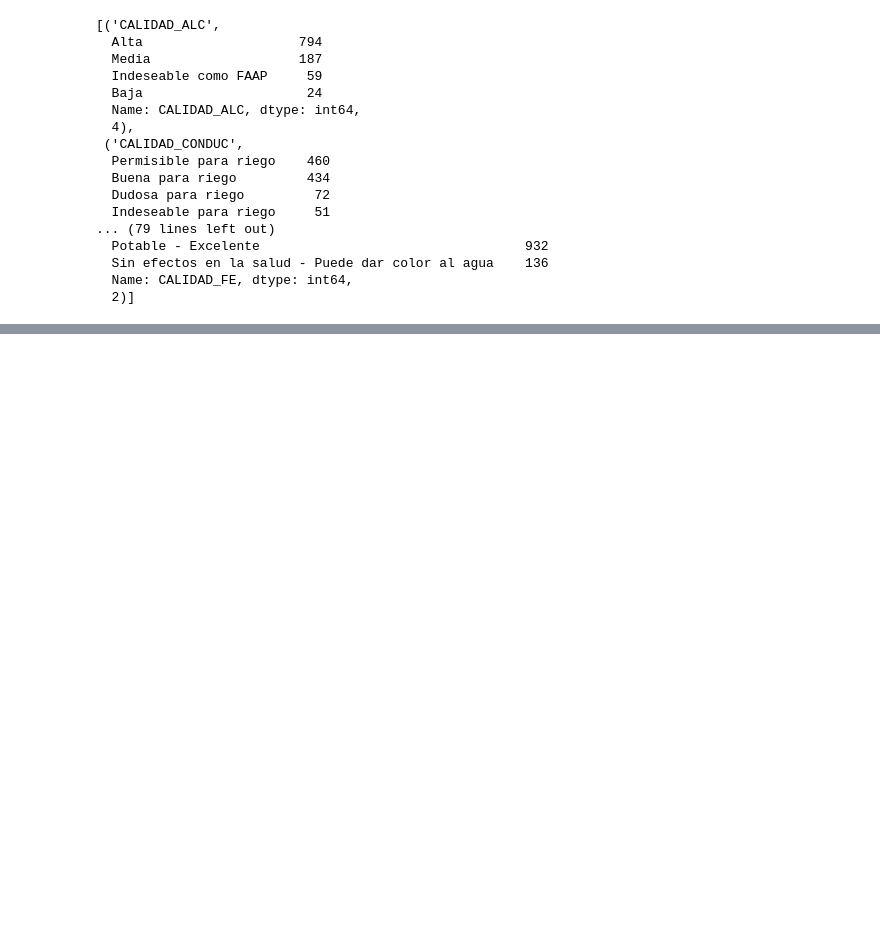
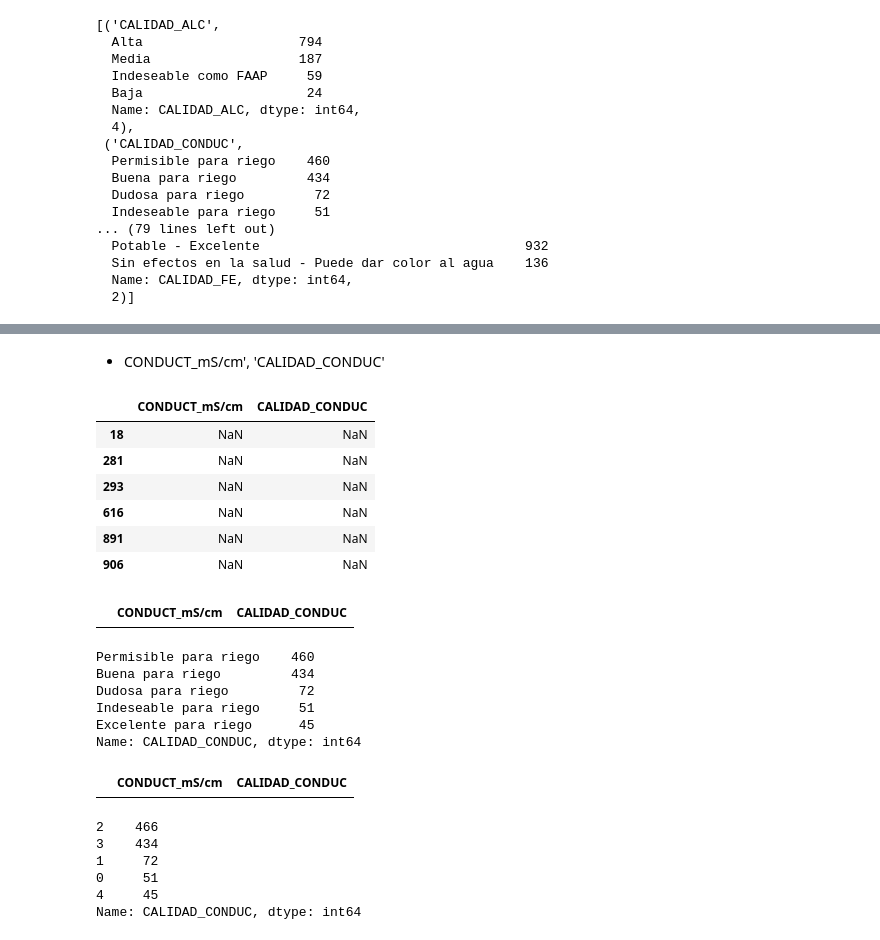
Before and after one commit to PosgradoMNA/actividades-del-projecto-equipo-61, a Jupyter notebook: reto_1/reto1.ipynb, the cells around one changed output, grey strips where cells are left out. Saved outputs shown, nothing was run; the diff lists cells and outputs as text; code cells hidden in the pictures; blank space fills up the shorter version.

```diff
--- a/reto_1/reto1.ipynb
+++ b/reto_1/reto1.ipynb
@@ -285,0 +308,2 @@ df_calidad_agua_sub.loc[df_calidad_agua_sub['ALC_mg/L'].isna()]
+# %%
+df_calidad_agua_sub['CALIDAD_ALC'].fillna('Alta', inplace=True)
@@ -285,0 +324,45 @@ df_calidad_agua_sub.loc[df_calidad_agua_sub['ALC_mg/L'].isna()]
+# %% [markdown]
+* CONDUCT_mS/cm', 'CALIDAD_CONDUC'
+# %%
+df_calidad_agua_sub[['CONDUCT_mS/cm','CALIDAD_CONDUC']].loc[df_calidad_agua_sub['CONDUCT_mS/cm'].isna()]
+# %% [output]
+|  | CONDUCT_mS/cm | CALIDAD_CONDUC |
+| 18 | NaN | NaN |
+| 281 | NaN | NaN |
+| 293 | NaN | NaN |
+| 616 | NaN | NaN |
+| 891 | NaN | NaN |
+| 906 | NaN | NaN |
+# %%
+# En este caso imputar por mediana
+df_calidad_agua_sub['CONDUCT_mS/cm'].fillna(df_calidad_agua_sub['CONDUCT_mS/cm'].median(), inplace=True)
+df_calidad_agua_sub[['CONDUCT_mS/cm','CALIDAD_CONDUC']].loc[df_calidad_agua_sub['CONDUCT_mS/cm'].isna()]
+# %% [output]
+|  | CONDUCT_mS/cm | CALIDAD_CONDUC |
+# %%
+# En este caso imputar por moda
+df_calidad_agua_sub['CALIDAD_CONDUC'].value_counts()
+# %% [output]
+Permisible para riego    460
+Buena para riego         434
+Dudosa para riego         72
+Indeseable para riego     51
+Excelente para riego      45
+Name: CALIDAD_CONDUC, dtype: int64
+# %%
+df_calidad_agua_sub['CALIDAD_CONDUC'].fillna(df_calidad_agua_sub['CALIDAD_CONDUC'].mode()[0],inplace=True)
+df_calidad_agua_sub[['CONDUCT_mS/cm','CALIDAD_CONDUC']].loc[df_calidad_agua_sub['CALIDAD_CONDUC'].isna()]
+# %% [output]
+|  | CONDUCT_mS/cm | CALIDAD_CONDUC |
+# %%
+# Asignar mapa ordinal
+df_calidad_agua_sub['CALIDAD_CONDUC']=df_calidad_agua_sub['CALIDAD_CONDUC'].map({'Indeseable para riego':0,'Dudosa para riego':1,'Permisible para riego':2,'Buena para riego':3,\
+                                                                                'Excelente para riego':4})
+df_calidad_agua_sub['CALIDAD_CONDUC'].value_counts()
+# %% [output]
+2    466
+3    434
+1     72
+0     51
+4     45
+Name: CALIDAD_CONDUC, dtype: int64
```
Also changed, not shown: parts of 87 cells of this notebook.
